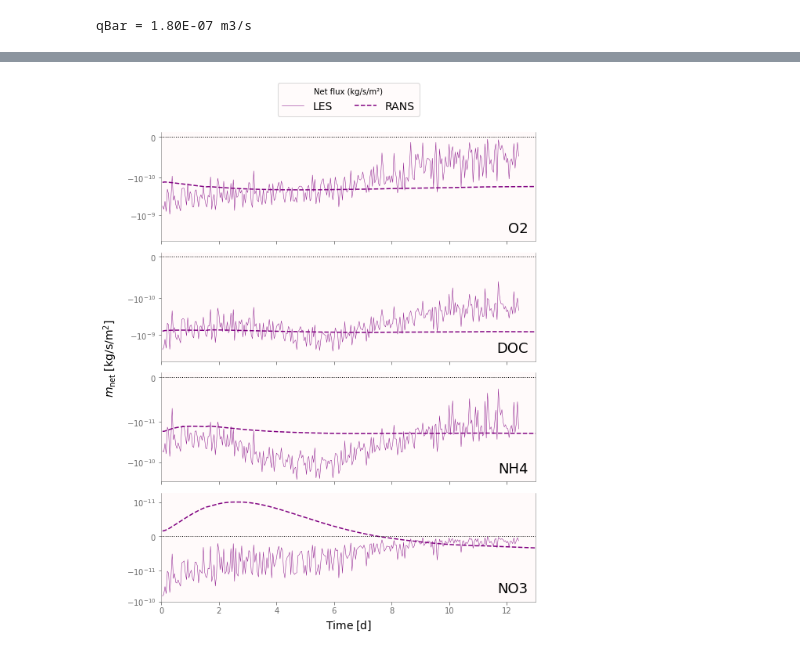
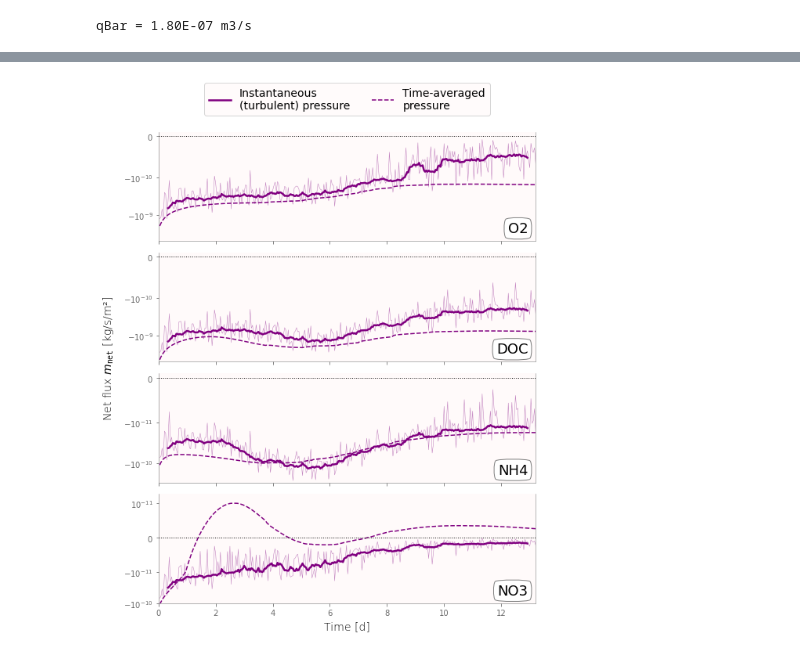
Before and after one commit to edsaac/ReactiveBiomass, a Jupyter notebook: notebooks/RetriveFluxes.ipynb, the cells around one changed output, grey strips where cells are left out. Cells and saved outputs as stored; diff of their text form; code cells hidden in the pictures.

```diff
--- a/notebooks/RetriveFluxes.ipynb
+++ b/notebooks/RetriveFluxes.ipynb
@@ -12,7 +12,7 @@ plt.style.use(f'{REPO_PATH}/misc/edwin.mplstyle')
 from retrieveVariables import retrieveVariables
 # %%
 fields = ["DOC","NH4","NO3","O2","phi"]
-isHot  = True
+isHot  = False
 
 if (isHot):
     ## With hot-start
@@ -133,40 +233,47 @@ plt.show()
 # %%
+fields = ["O2","DOC","NH4","NO3"]
 fig,axs = plt.subplots(len(fields),1,sharex=True,figsize=[8,10])
 
 for ax,field in zip(axs,fields):
-    ax.plot(LES['Time (d)'],LES[f'massNet {field} (kg/s/m2)'],label='LES',
-            c='purple',alpha=0.9,lw=0.5)
-    ax.plot(RANS['Time (d)'],RANS[f'massNet {field} (kg/s/m2)'],label='RANS',
-            c='purple',lw=1.5,ls='dashed')
+    ax.plot(LES['Time (d)'],LES[f'massNet {field} (kg/s/m2)'],
+            c='purple',alpha=0.5,lw=0.5)
+
+    LES[f'Rolling_massNet_{field}'] = LES[f'massNet {field} (kg/s/m2)'].rolling(15,center=True).mean()
+    ax.plot(LES['Time (d)'],LES[f'Rolling_massNet_{field}'],
+            c='purple',alpha=1,lw=2.5,label='Instantaneous\n(turbulent) pressure')
+
+    ax.plot(RANS['Time (d)'],RANS[f'massNet {field} (kg/s/m2)'],
+            c='purple',lw=1.5,ls='dashed',label='Time-averaged\npressure')
     ax.axhline(y=0,ls=':',lw=1,c='k')
     ax.annotate(f"{field}", fontsize=18,
                 xy=(0.98, 0.05), xycoords='axes fraction',
                 xytext=(0.98, 0.05), textcoords='axes fraction',
-                horizontalalignment='right',
-                verticalalignment='bottom')
+                ha='right',va='bottom',
+                bbox=dict(boxstyle="round4", fc="w", ec="gray"))
 
-ax.set(xlabel=r"$\mathsf{Time \; [d]}$",xlim=(0,13))
-fig.supylabel(r"$m_\mathsf{net} \; \mathsf{[kg/s/m^2]}$",fontsize=14)
+ax.set_xlabel(r"Time [d]")
+ax.set_xlim((0,13.2))
+fig.supylabel(r"Net flux $m_\mathtt{net}$ [kg/s/m²]",fontsize=14)
 
-axs[0].legend(loc='lower center',bbox_to_anchor=(0.5,1.1),title="Net flux (kg/s/m²)",ncol=2)
+axs[0].legend(loc='lower center',bbox_to_anchor=(0.5,1.1),ncol=2)
 
 axs[0].set_yscale('symlog', linthresh=1.0E-10)
 axs[0].set_ylim([-5.0E-9,1.0E-11])
 
 axs[1].set_yscale('symlog', linthresh=1.0E-10)
 axs[1].set_ylim([-5.0E-9,1.0E-11])
 
 axs[2].set_yscale('symlog', linthresh=1.0E-11)
 axs[2].set_ylim([-3.0E-10,1.0E-12])
 
 axs[3].set_yscale('symlog', linthresh=1.0E-11)
 axs[3].set_ylim([-1.0E-10,2.0E-11])
 
 fig.tight_layout()
 
-fileForPNG = f"RetrieveFluxes/{isHot=}_ChemsNet.png"
-plt.savefig(fileForPNG)
-os.system(f"xclip -se c -t image/png -i {fileForPNG}")
+fileForSVG = f"RetrieveFluxes/{isHot=}_ChemsNet.svg"
+plt.savefig(fileForSVG)
+# os.system(f"xclip -se c -t image/png -i {fileForSVG}")
 plt.show()
 # %% [output]
-[figure, old version]
+[figure, new version]
```
Also changed, not shown: parts of 5 cells of this notebook, 14 other files.
